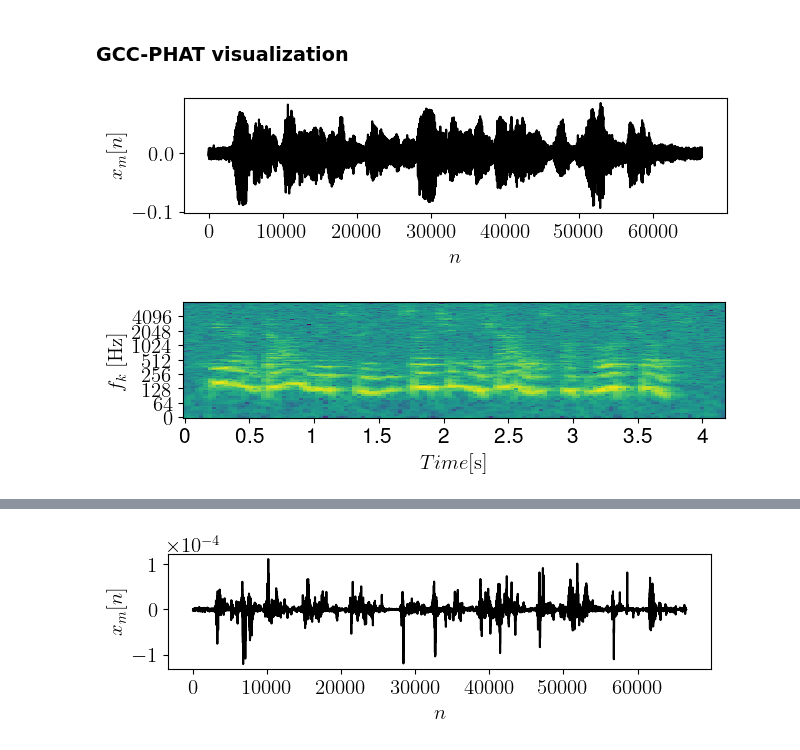
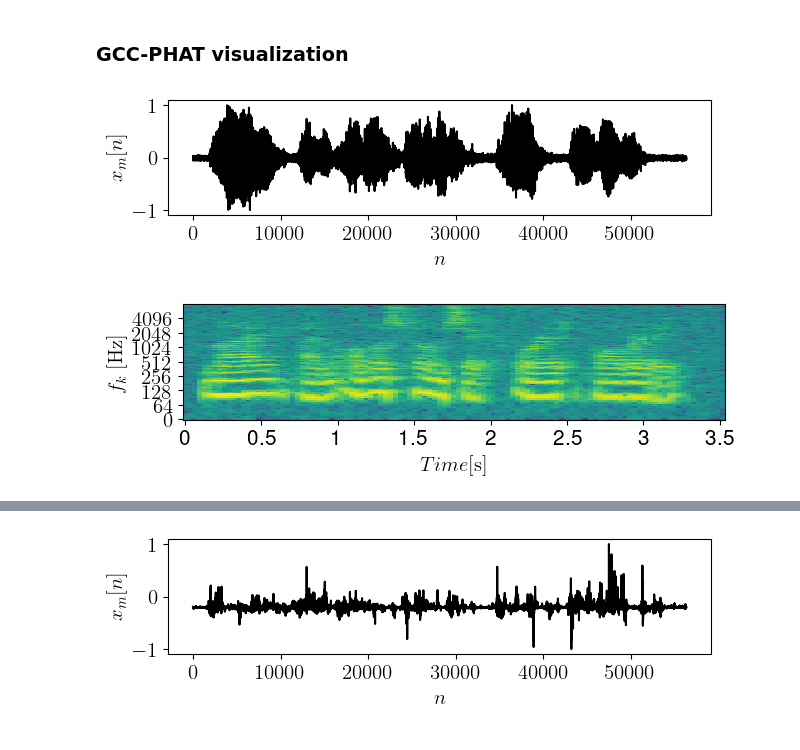
Before and after one commit to lucacoma/XAISrcLoc, a Jupyter notebook: Input_visualization_paper.ipynb, the cells around one changed output, grey strips where cells are left out. Drawn from its saved outputs; the diff is of its cells as text; code cells hidden in the pictures.

```diff
--- a/Input_visualization_paper.ipynb
+++ b/Input_visualization_paper.ipynb
@@ -26,8 +26,8 @@ plt.rcParams.update({
 # %% [markdown]
 # Params
 # %%
-SNR = 15
-T60=0.4
+SNR = 20
+T60=0.3
 data_path = '/nas/home/lcomanducci/xai_src_loc/endtoend_src_loc2/dataset2/val'
 data_path = '/nas/home/lcomanducci/xai_src_loc/endtoend_src_loc2/dataset2/test/SNR_'+str(SNR)+'_T60_'+str(T60)
 files = [os.path.join(data_path,path) for path in os.listdir(data_path)]
@@ -132,11 +136,8 @@ MAE: 0.10571949357761513[m]
 # %%
 # Extract one random source
 n_s = np.random.randint(len(files))
-n_s = 200 # N.B. Fixed to reproduce paper exact same results!!!!!!
+#n_s = 29 # N.B. Fixed if you want to reproduce paper exact same results!!!!!!
 data_structure = np.load(str(files[n_s]))
 win_sig = data_structure['win_sig']
 sources_gt[n_s] = data_structure['src_pos']
 N_wins = win_sig.shape[-1]
-n_w = np.random.randint(N_wins)
-n_w = 1 # N.B. Fixed to reproduce paper exact same results!!!!!!
-input_win_sig = win_sig[:,:,n_w]
@@ -202,13 +207,13 @@ LRP_STFT = librosa.stft((lrp_signal1))
 # %%
 # Audio at microphones (reshaped to stack together different windows)
 plt.figure(figsize=(7,1.5))
-plt.plot(win_signal1,'k')
+plt.plot(utils.normalize(win_signal1),'k')
 plt.xlabel('$n$')
 plt.ylabel('$x_m[n]$')
 plt.savefig('/nas/home/lcomanducci/xai_src_loc/endtoend_src_loc2/plots_icassp/ex_input_full.pdf',bbox_inches='tight')
 plt.show()
 # %% [output]
-[figure, old version]
+[figure, new version]
 # %%
 # STFT of audio at microphones
 plt.figure(figsize=(7,1.5))
@@ -217,7 +222,7 @@ plt.xlabel('$Time [\mathrm{s}]$')
 plt.ylabel('$f_k~[\mathrm{Hz}]$')
 plt.savefig('/nas/home/lcomanducci/xai_src_loc/endtoend_src_loc2/plots_icassp/ex_stft_input.pdf',bbox_inches='tight')
 # %% [output]
-[figure, old version]
+[figure, new version]
 # %%
 import IPython.display as ipd
 ipd.Audio(win_signal1, rate=fs) # load a NumPy array
@@ -226,14 +231,14 @@ ipd.Audio(win_signal1, rate=fs) # load a NumPy array
 # %%
 # Relevance at microphone (reshaped to stack together different windows)
 plt.figure(figsize=(7,1.5))
-plt.plot(lrp_signal1,'k')
+plt.plot(utils.normalize(lrp_signal1),'k')
 plt.xlabel('$n$')
 plt.ylabel('$x_m[n]$')
 plt.ticklabel_format(axis='y', style='sci', scilimits=(4,0))
 plt.savefig('/nas/home/lcomanducci/xai_src_loc/endtoend_src_loc2/plots_icassp/ex_relevance_full.pdf',bbox_inches='tight')
 plt.show()
 # %% [output]
-[figure, old version]
+[figure, new version]
 # %%
 # STFT of Relevance at microphone
 
```
Also changed, not shown: parts of 14 cells of this notebook.
